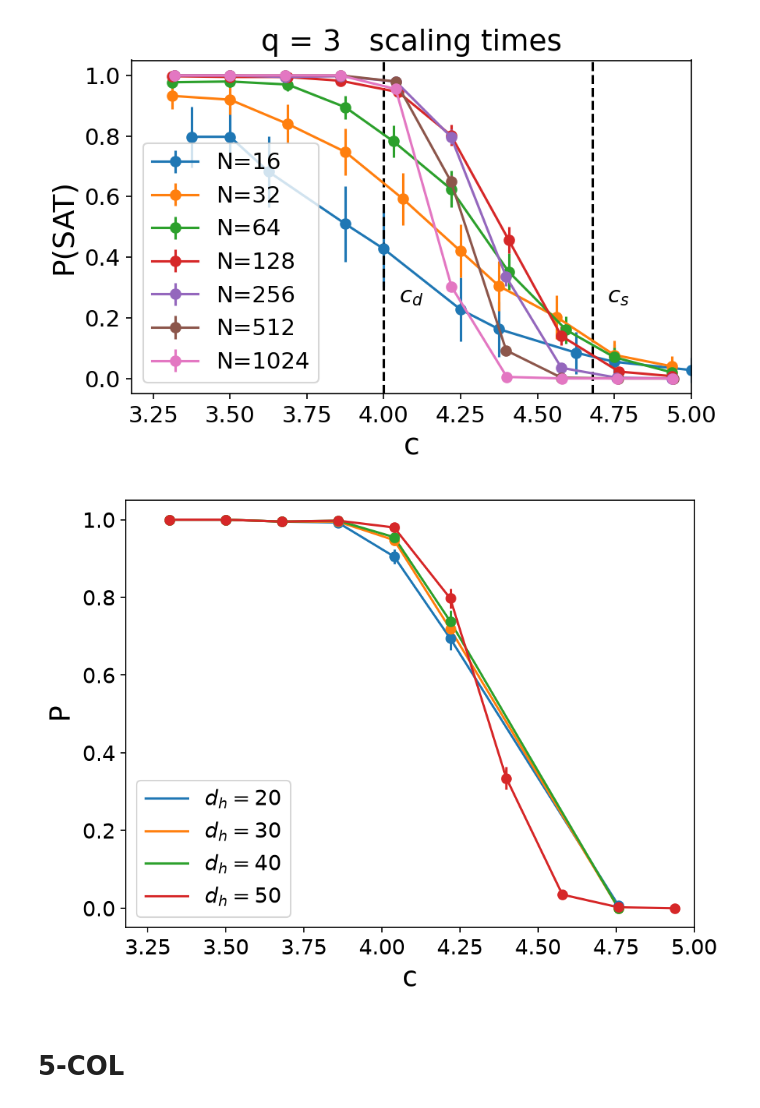
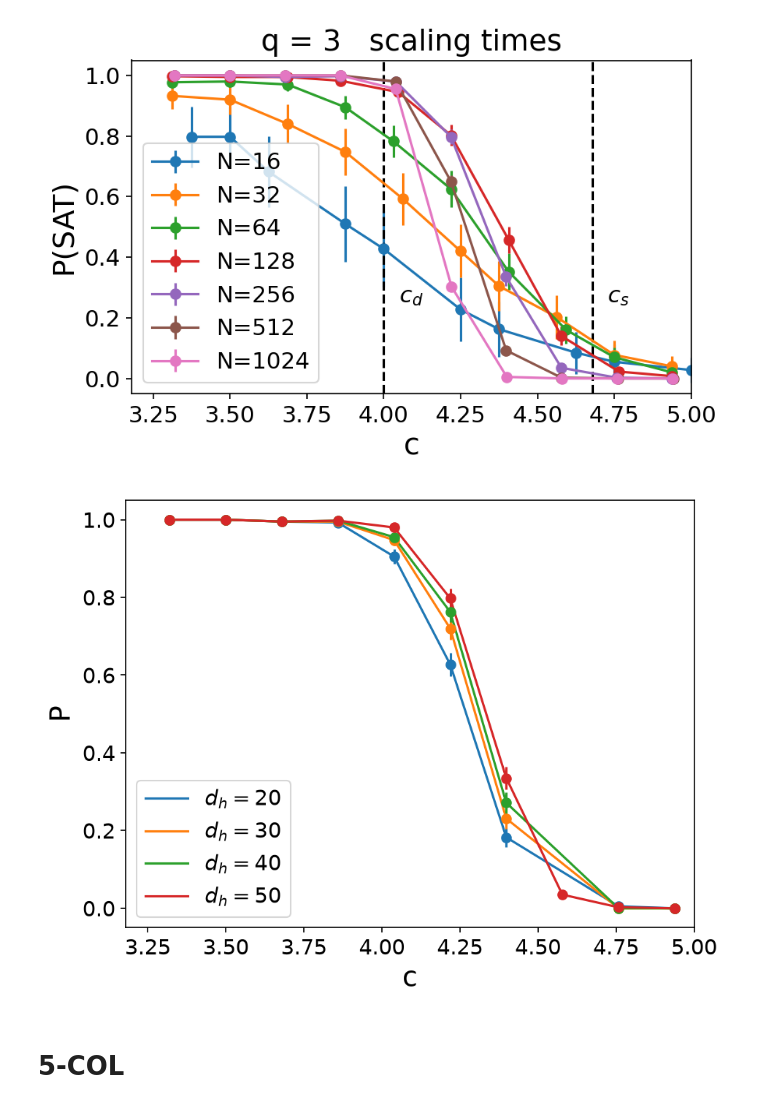
Before and after one commit to d4v1d-cub/PI-GNN-Coloring, a Jupyter notebook: plot_Geri_style_from_csv.ipynb, the cells around one changed output. Drawn from its saved outputs; the diff is of its cells as text; code cells hidden in the pictures.

Commit message:
processing data

```diff
--- a/plot_Geri_style_from_csv.ipynb
+++ b/plot_Geri_style_from_csv.ipynb
@@ -217,28 +217,27 @@ plot_model_curve(df3, figname, xlim, ylim, cd, cs, q, extra_label)
 [figure]
 # %%
 Nval = 256
-nmax = 2 ** exp_max
 m_min = {Nval:int(round(Nval * cmin / 2))}
 m_max = {Nval:int(round(Nval * cmax / 2))}
 ntrials = 5
 hiddim_list = [20, 30, 40, 50]
 data_list = []
 for hiddim in hiddim_list[:-1]:
     filename = f'{q}COL_rPI-GNN_ntrials={ntrials}_hiddim={hiddim}.csv'
-    df3 = read_data(path, filename, nmin, nmax, m_min, m_max)
+    df3 = read_data(path, filename, Nval, Nval, m_min, m_max)
     data_list.append(df3)
 
 filename = f'{q}COL_rPI-GNN_ntrials={ntrials}.csv'
-df3 = read_data(path, filename, nmin, nmax, m_min, m_max)
+df3 = read_data(path, filename, Nval, Nval, m_min, m_max)
 data_list.append(df3)
 
 xlim = (3.18, 5.0)
 ylim = (-0.05, 1.05)
 
-figname = f'{path}/Coloring_q_{q}_rPI-GNN_ntrials_{ntrials}_nmin_{nmin}_nmax_{nmax}_several_hiddim_paper.png'
+figname = f'{path}/Coloring_q_{q}_rPI-GNN_ntrials_{ntrials}_nmin_{Nval}_nmax_{Nval}_several_hiddim_paper.png'
 plot_model_curve_several_hiddim_paper(data_list, hiddim_list, Nval, figname, xlim, ylim)
 # %% [output]
-[figure, old version]
+[figure, new version]
 # %% [markdown]
 # 5-COL
 # %%
```
